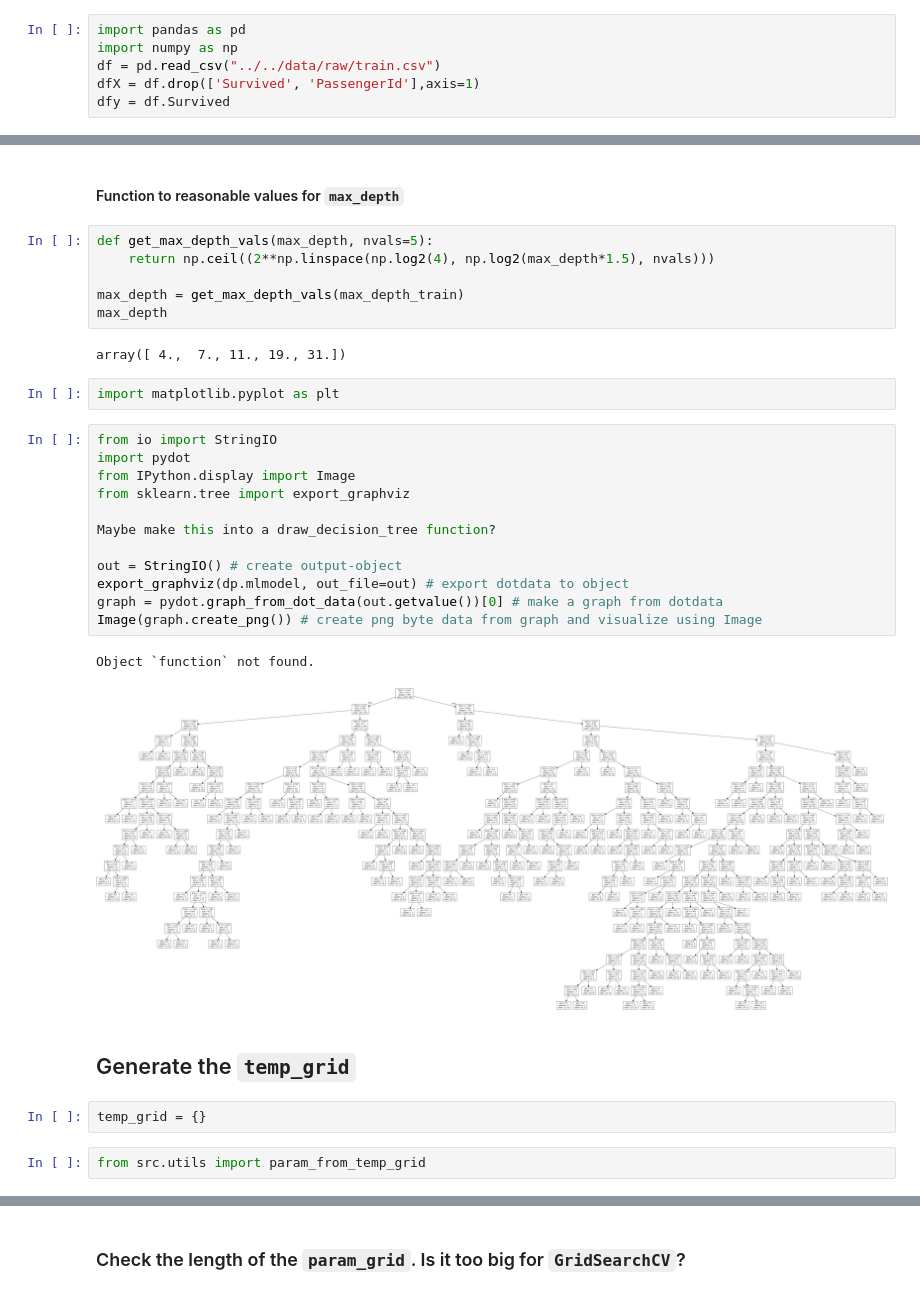
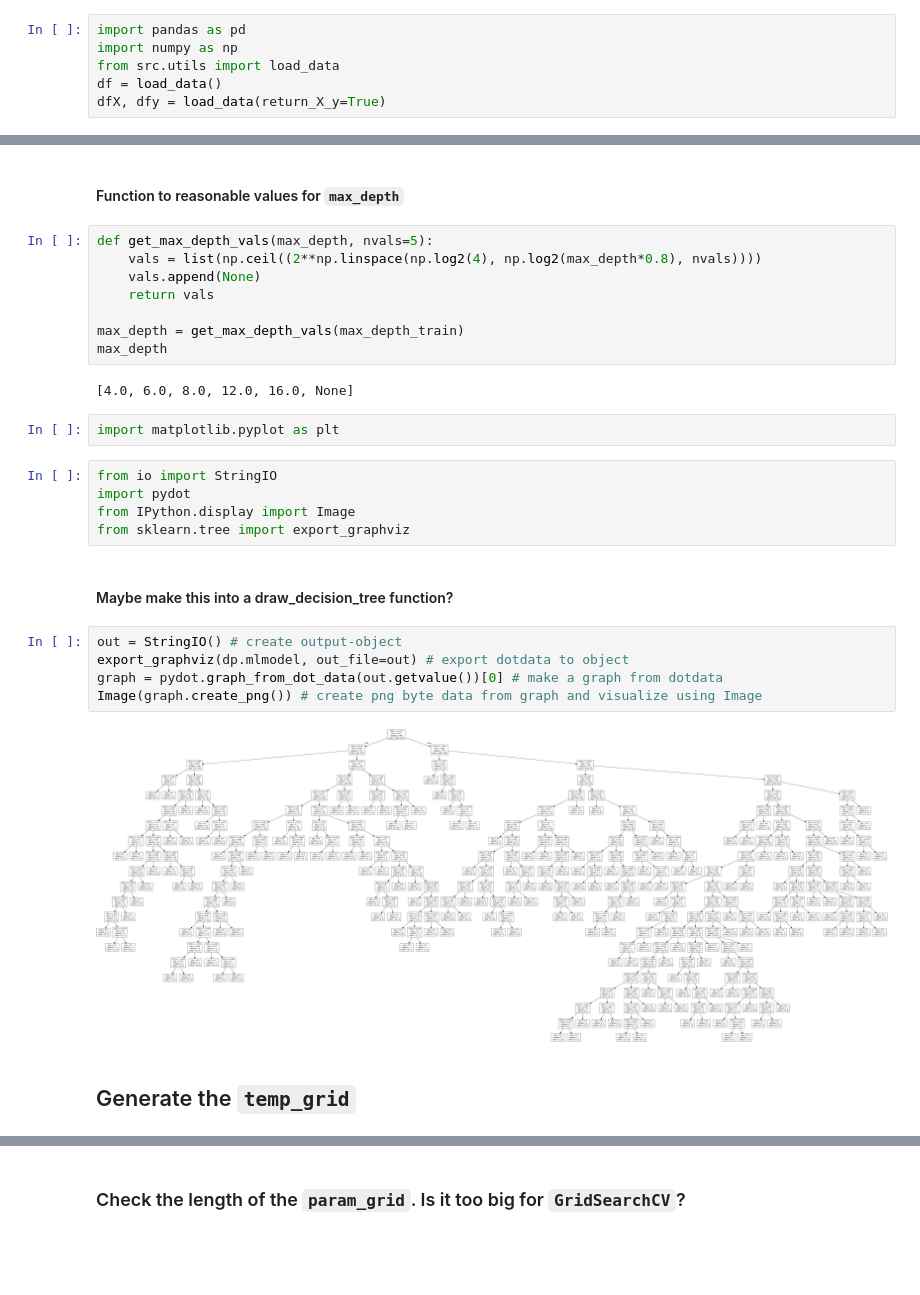
Before and after one commit to abhi8893/Titanic-Survival, a Jupyter notebook: notebooks/[6]-HyperparameterTuning/HyperparameterTuning-DecisionTreeClassifier.ipynb, the cells around one changed output, grey strips where cells are left out. Saved outputs shown, nothing was run; the diff lists cells and outputs as text; blank space fills up the shorter version.

```diff
--- a/notebooks/[6]-HyperparameterTuning/HyperparameterTuning-DecisionTreeClassifier.ipynb
+++ b/notebooks/[6]-HyperparameterTuning/HyperparameterTuning-DecisionTreeClassifier.ipynb
@@ -12,9 +13,9 @@ from sklearn.model_selection import StratifiedKFold
 # %%
 import pandas as pd
 import numpy as np
-df = pd.read_csv("../../data/raw/train.csv")
-dfX = df.drop(['Survived', 'PassengerId'],axis=1)
-dfy = df.Survived
+from src.utils import load_data
+df = load_data()
+dfX, dfy = load_data(return_X_y=True)
 # %% [markdown]
 ## Import the `DataPipeline`
 # %%
@@ -76,32 +78,29 @@ dp.score()
 #### Function to reasonable values for `max_depth`
 # %%
 def get_max_depth_vals(max_depth, nvals=5):
-    return np.ceil((2**np.linspace(np.log2(4), np.log2(max_depth*1.5), nvals)))
+    vals = list(np.ceil((2**np.linspace(np.log2(4), np.log2(max_depth*0.8), nvals))))
+    vals.append(None)
+    return vals
 
 max_depth = get_max_depth_vals(max_depth_train)
 max_depth
 # %% [output]
-array([ 4.,  7., 11., 19., 31.])
+[4.0, 6.0, 8.0, 12.0, 16.0, None]
 # %%
 import matplotlib.pyplot as plt
+# %%
+from io import StringIO
+import pydot
+from IPython.display import Image
+from sklearn.tree import export_graphviz
+# %% [markdown]
+#### Maybe make this into a draw_decision_tree function?
 # %%
-from io import StringIO
-import pydot
-from IPython.display import Image
-from sklearn.tree import export_graphviz
-
-Maybe make this into a draw_decision_tree function?
-
 out = StringIO() # create output-object
 export_graphviz(dp.mlmodel, out_file=out) # export dotdata to object
 graph = pydot.graph_from_dot_data(out.getvalue())[0] # make a graph from dotdata
 Image(graph.create_png()) # create png byte data from graph and visualize using Image
 # %% [output]
-Object `function` not found.
-[figure, old version]
+[figure, new version]
 # %% [markdown]
 ## Generate the `temp_grid`
-# %%
-temp_grid = {}
-# %%
-from src.utils import param_from_temp_grid
```
Also changed, not shown: parts of 40 cells of this notebook, 23 other files.
